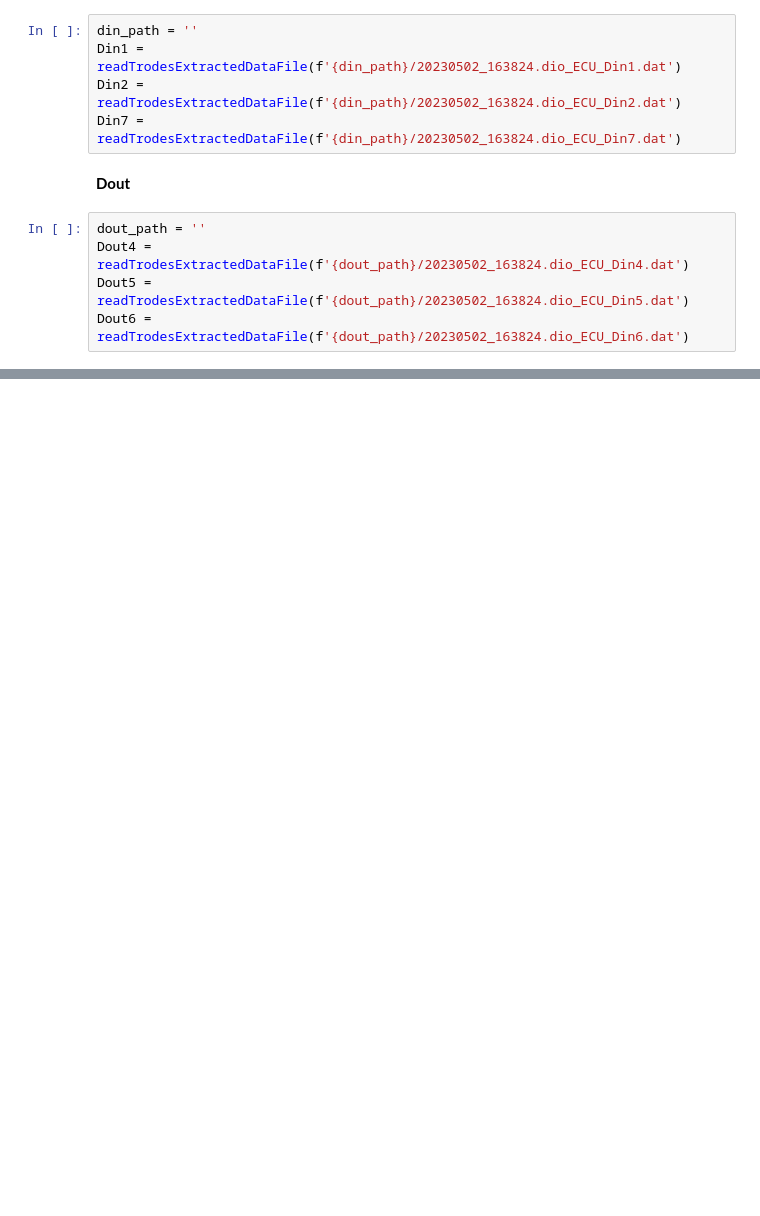
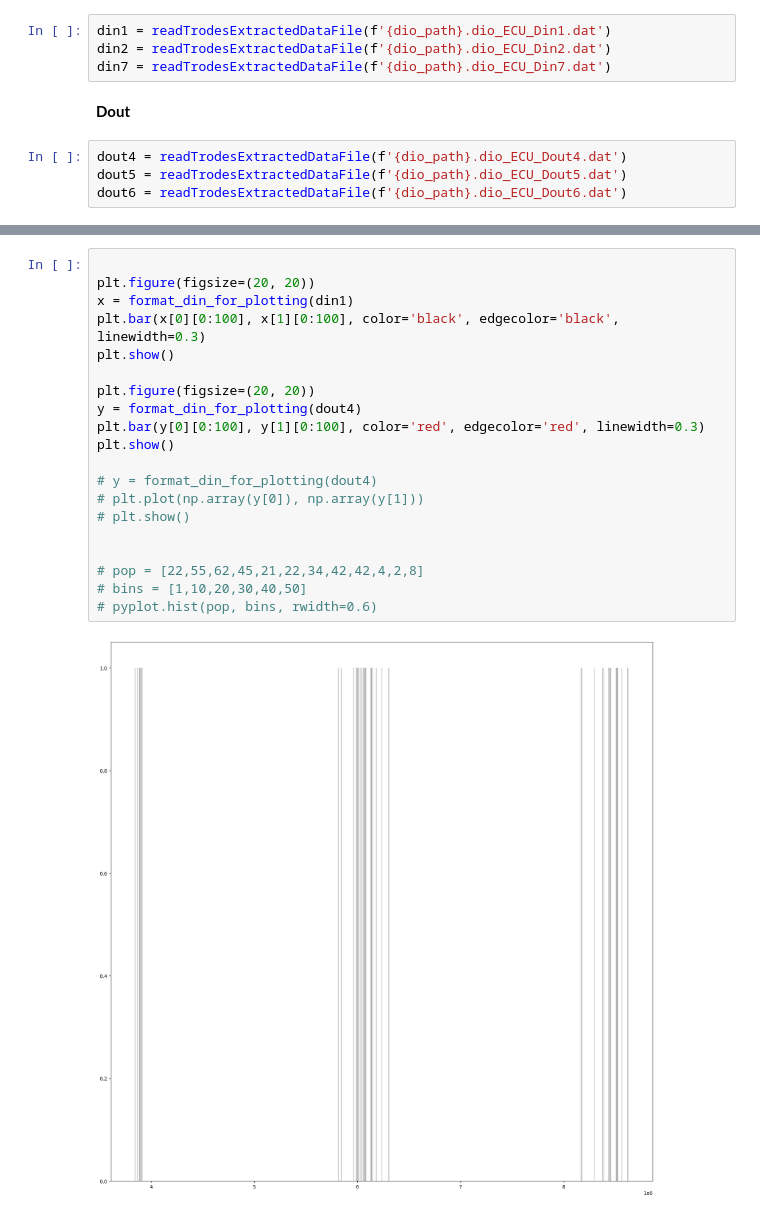
Before and after one commit to zoldello/phil-spyglass-analysis, a Jupyter notebook: w-track-performance.ipynb, the cells around one changed output, grey strips where cells are left out. Cells and saved outputs as stored; diff of their text form; blank space fills up the shorter version.

```diff
--- a/w-track-performance.ipynb
+++ b/w-track-performance.ipynb
@@ -85,14 +123,12 @@ def parseFields(fieldstr):
 # %% [markdown]
 **Dins**
 # %%
-din_path = ''
-Din1 = readTrodesExtractedDataFile(f'{din_path}/20230502_163824.dio_ECU_Din1.dat')
-Din2 = readTrodesExtractedDataFile(f'{din_path}/20230502_163824.dio_ECU_Din2.dat')
-Din7 = readTrodesExtractedDataFile(f'{din_path}/20230502_163824.dio_ECU_Din7.dat')
+din1 = readTrodesExtractedDataFile(f'{dio_path}.dio_ECU_Din1.dat')
+din2 = readTrodesExtractedDataFile(f'{dio_path}.dio_ECU_Din2.dat')
+din7 = readTrodesExtractedDataFile(f'{dio_path}.dio_ECU_Din7.dat')
 # %% [markdown]
 **Dout**
 # %%
-dout_path = ''
-Dout4 = readTrodesExtractedDataFile(f'{dout_path}/20230502_163824.dio_ECU_Din4.dat')
-Dout5 = readTrodesExtractedDataFile(f'{dout_path}/20230502_163824.dio_ECU_Din5.dat')
-Dout6 = readTrodesExtractedDataFile(f'{dout_path}/20230502_163824.dio_ECU_Din6.dat')
+dout4 = readTrodesExtractedDataFile(f'{dio_path}.dio_ECU_Dout4.dat')
+dout5 = readTrodesExtractedDataFile(f'{dio_path}.dio_ECU_Dout5.dat')
+dout6 = readTrodesExtractedDataFile(f'{dio_path}.dio_ECU_Dout6.dat')
@@ -102,0 +294,22 @@ time = readTrodesExtractedDataFile('/stelmo/kyu/L5/20230502/r2/20230502_163824/2
+# %%
+
+plt.figure(figsize=(20, 20))
+x = format_din_for_plotting(din1)
+plt.bar(x[0][0:100], x[1][0:100], color='black', edgecolor='black', linewidth=0.3)
+plt.show()
+
+plt.figure(figsize=(20, 20))
+y = format_din_for_plotting(dout4)
+plt.bar(y[0][0:100], y[1][0:100], color='red', edgecolor='red', linewidth=0.3)
+plt.show()
+
+# y = format_din_for_plotting(dout4)
+# plt.plot(np.array(y[0]), np.array(y[1]))
+# plt.show()
+
+
+# pop = [22,55,62,45,21,22,34,42,42,4,2,8]
+# bins = [1,10,20,30,40,50]
+# pyplot.hist(pop, bins, rwidth=0.6)
+# %% [output]
+[figure, added]
```
Also changed, not shown: parts of 58 cells of this notebook, 1 other file.
